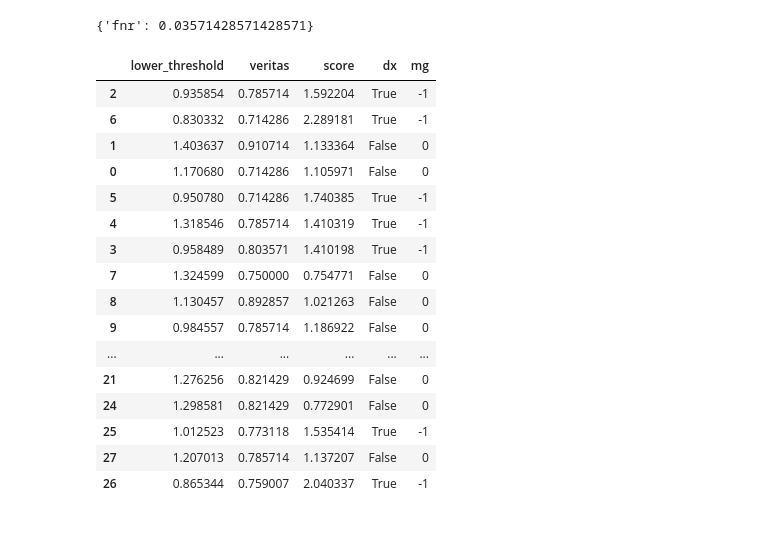
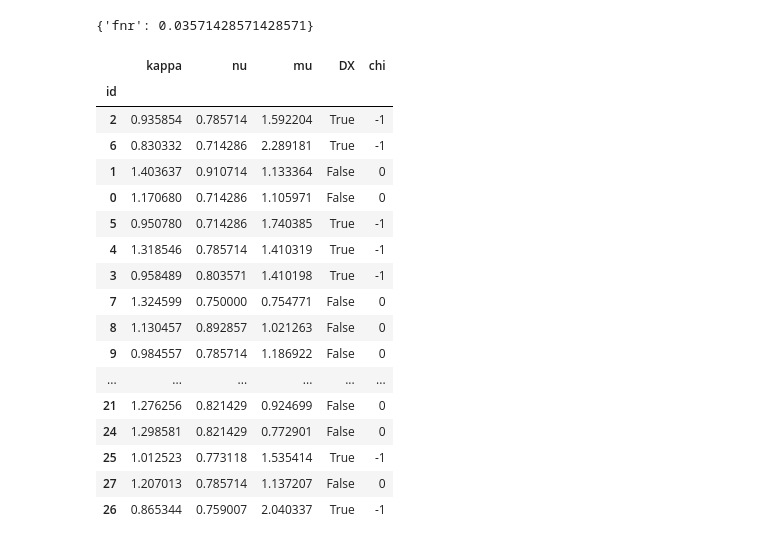
Before and after one commit to zeroknowledgediscovery/truthnet, a Jupyter notebook: truthnet/examples/experiment3_psych.ipynb, the cells around one changed output. Saved outputs shown, nothing was run; the diff lists cells and outputs as text; code cells hidden in the pictures.

```diff
--- a/truthnet/examples/experiment3_psych.ipynb
+++ b/truthnet/examples/experiment3_psych.ipynb
@@ -103,9 +103,13 @@ expd3
 # %% [output]
 {'fnr': 0.03571428571428571}
 # %%
+expf3.columns=['kappa','nu','mu','DX','chi']
+expf3.index.name='id'
+expf3.to_csv('../tex/Figures/plotdata/expdata_psych_res.csv')
 expf3
 # %% [output]
-|  | lower_threshold | veritas | score | dx | mg |
+|  | kappa | nu | mu | DX | chi |
+| id |  |  |  |  |  |
 | 2 | 0.935854 | 0.785714 | 1.592204 | True | -1 |
 | 6 | 0.830332 | 0.714286 | 2.289181 | True | -1 |
 | 1 | 1.403637 | 0.910714 | 1.133364 | False | 0 |
```
Also changed, not shown: parts of 9 cells of this notebook, 4 other files.
